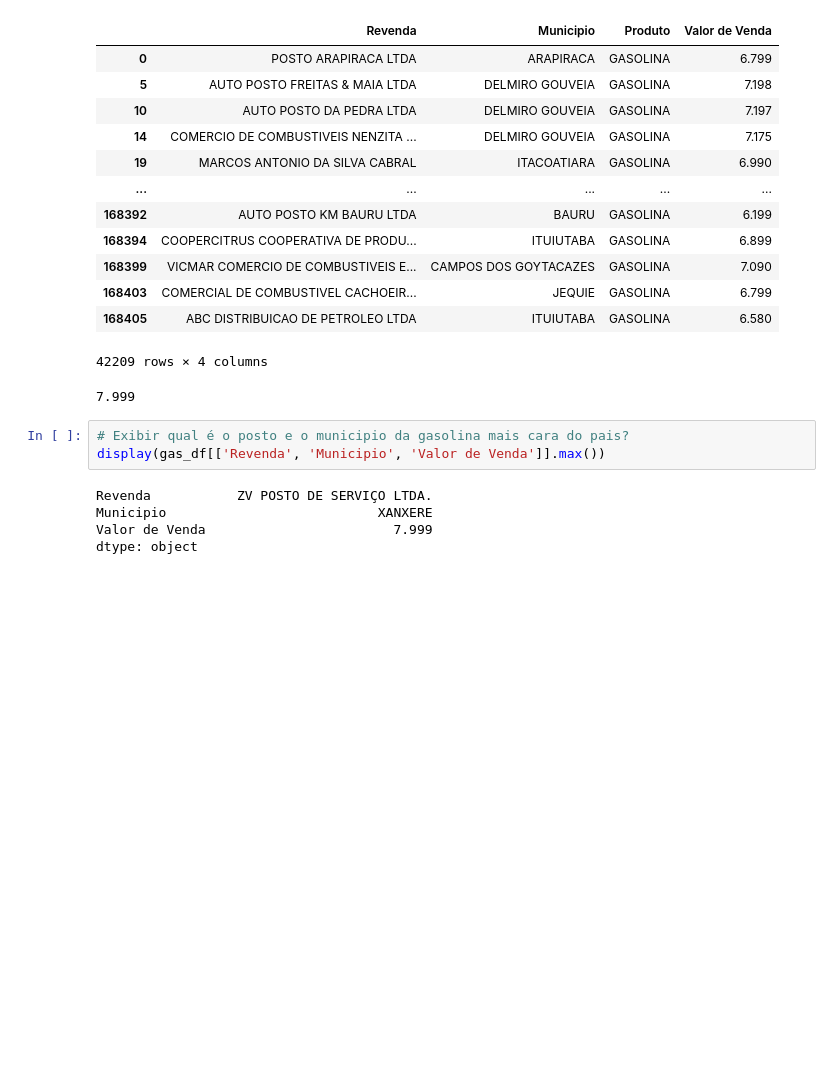
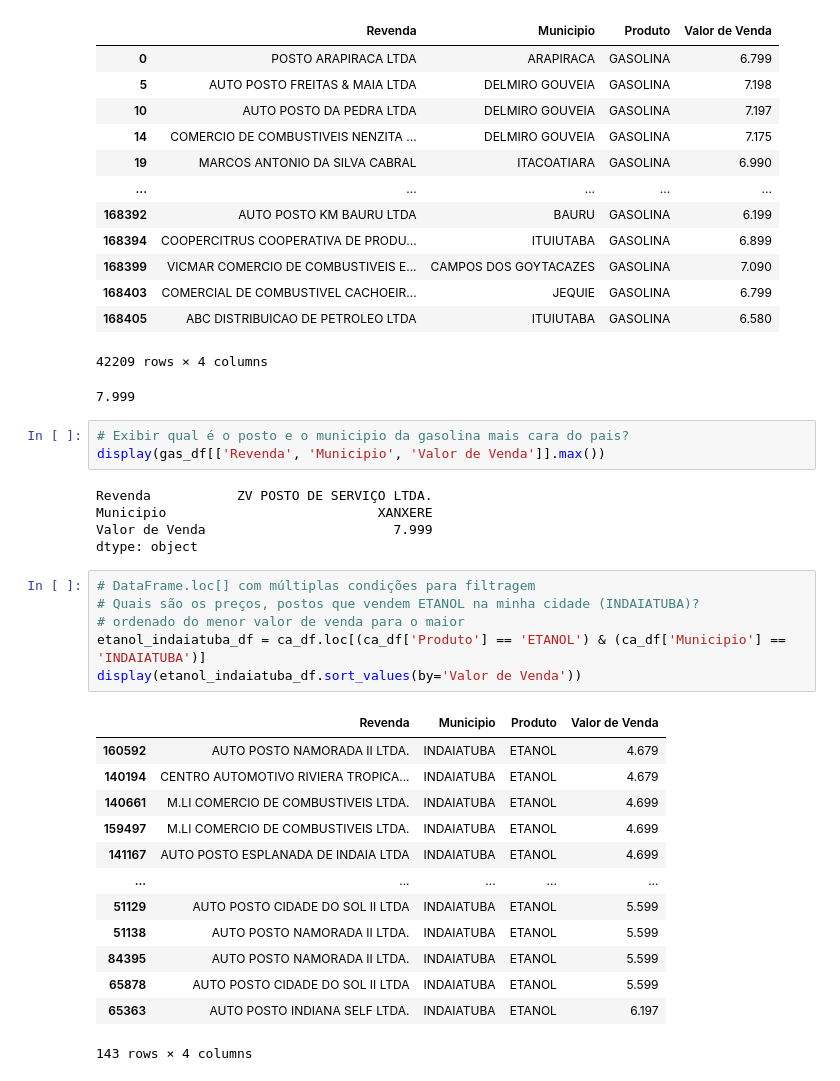
Before and after one commit to olEGLath/AnimaCursoExtensaoPython2023-1, a Jupyter notebook: Primeiro_Exemplo_em_Pandas.ipynb, the cells around one changed output. Saved outputs shown, nothing was run; the diff lists cells and outputs as text; blank space fills up the shorter version.

```diff
--- a/Primeiro_Exemplo_em_Pandas.ipynb
+++ b/Primeiro_Exemplo_em_Pandas.ipynb
@@ -222,3 +222,23 @@ Revenda           ZV POSTO DE SERVIÇO LTDA.
 Municipio                           XANXERE
 Valor de Venda                        7.999
 dtype: object
+# %%
+# DataFrame.loc[] com múltiplas condições para filtragem
+# Quais são os preços, postos que vendem ETANOL na minha cidade (INDAIATUBA)?
+# ordenado do menor valor de venda para o maior
+etanol_indaiatuba_df = ca_df.loc[(ca_df['Produto'] == 'ETANOL') & (ca_df['Municipio'] == 'INDAIATUBA')]
+display(etanol_indaiatuba_df.sort_values(by='Valor de Venda'))
+# %% [output]
+|  | Revenda | Municipio | Produto | Valor de Venda |
+| 160592 | AUTO POSTO NAMORADA II LTDA. | INDAIATUBA | ETANOL | 4.679 |
+| 140194 | CENTRO AUTOMOTIVO RIVIERA TROPICA... | INDAIATUBA | ETANOL | 4.679 |
+| 140661 | M.LI COMERCIO DE COMBUSTIVEIS LTDA. | INDAIATUBA | ETANOL | 4.699 |
+| 159497 | M.LI COMERCIO DE COMBUSTIVEIS LTDA. | INDAIATUBA | ETANOL | 4.699 |
+| 141167 | AUTO POSTO ESPLANADA DE INDAIA LTDA | INDAIATUBA | ETANOL | 4.699 |
+| ... | ... | ... | ... | ... |
+| 51129 | AUTO POSTO CIDADE DO SOL II LTDA | INDAIATUBA | ETANOL | 5.599 |
+| 51138 | AUTO POSTO NAMORADA II LTDA. | INDAIATUBA | ETANOL | 5.599 |
+| 84395 | AUTO POSTO NAMORADA II LTDA. | INDAIATUBA | ETANOL | 5.599 |
+| 65878 | AUTO POSTO CIDADE DO SOL II LTDA | INDAIATUBA | ETANOL | 5.599 |
+| 65363 | AUTO POSTO INDIANA SELF LTDA. | INDAIATUBA | ETANOL | 6.197 |
+143 rows × 4 columns
```
Also changed, not shown: parts of 6 cells of this notebook.
